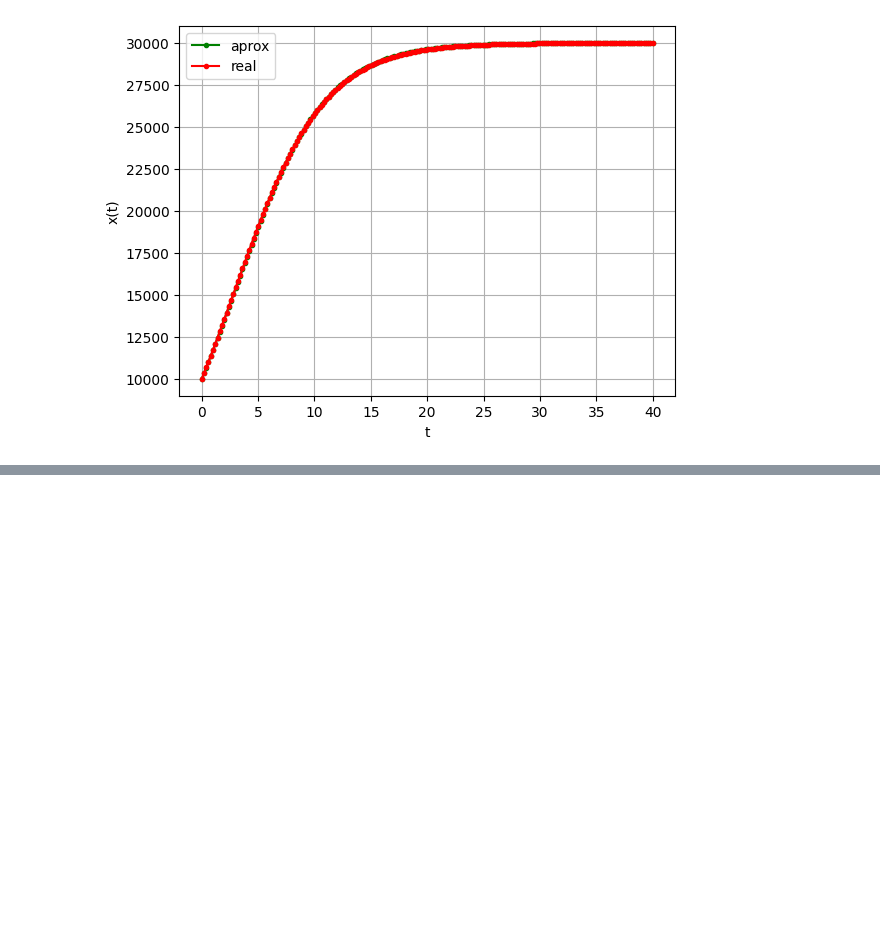
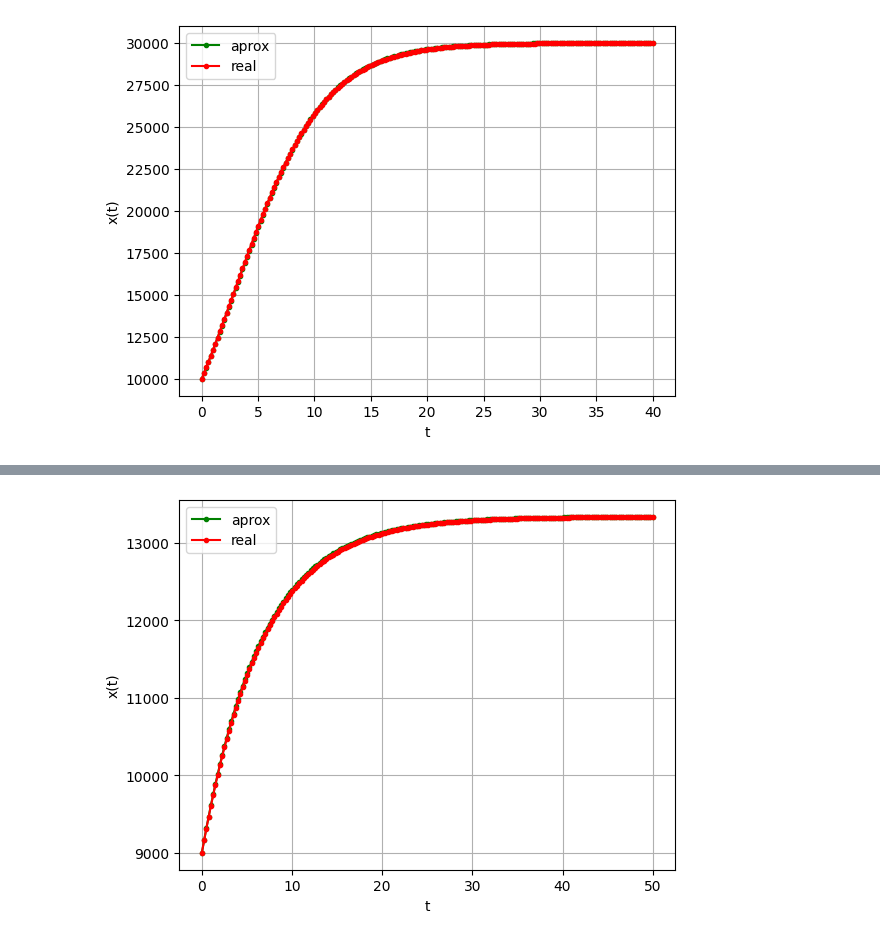
Before and after one commit to meg190/aplicadas-II-colabs, a Jupyter notebook: Entrega_I.ipynb, the cells around one changed output, grey strips where cells are left out. Drawn from its saved outputs; the diff is of its cells as text; code cells hidden in the pictures; blank space fills up the shorter version.

```diff
--- a/Entrega_I.ipynb
+++ b/Entrega_I.ipynb
@@ -385,0 +389,23 @@ $$x= \frac{e^{-ht}A-r}{-h}$$
+# %%
+r = 2000
+h = 0.15
+x0 = 9000
+A = 650
+
+numF = lambda x,t: r-h*x
+realF = lambda t: ((np.exp(-h*t)*A)-r)/-h
+
+numx, numt = euler(numF, x0, 0, 50, 200)
+
+realt = np.linspace(0,50,200)
+realx = realF(realt)
+
+plt.plot(numt,numx,'g.-', label='aprox')
+plt.plot(realt, realx, 'r.-', label='real')
+plt.xlabel("t")
+plt.ylabel("x(t)")
+plt.legend()
+plt.grid()
+plt.show()
+# %% [output]
+[figure, added]
```
Also changed, not shown: parts of 1 cell of this notebook.
